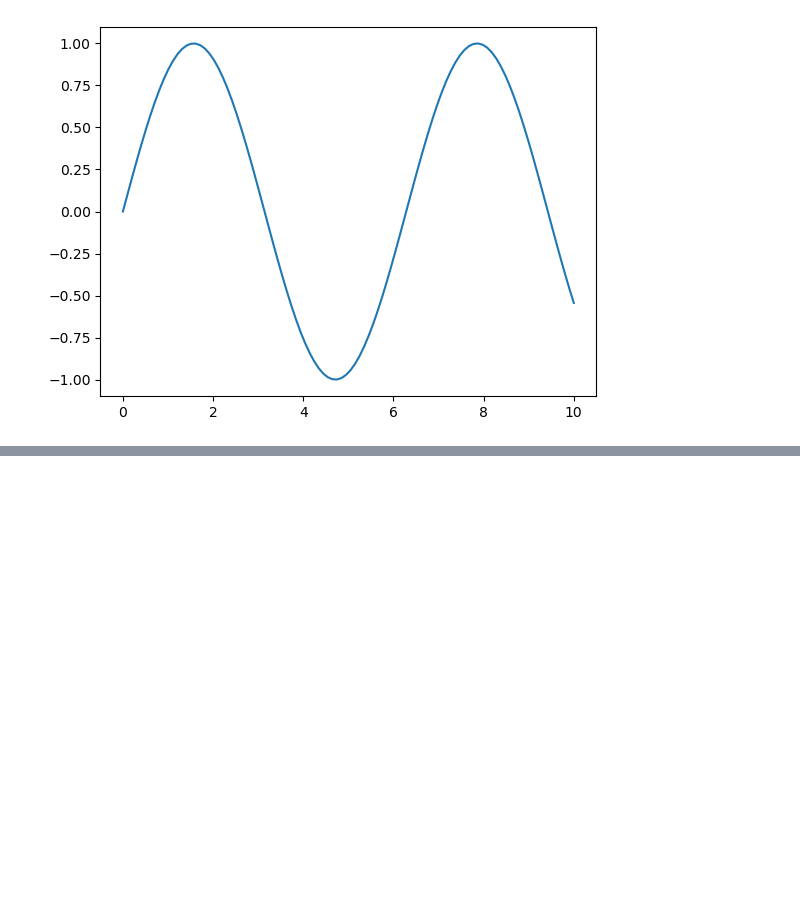
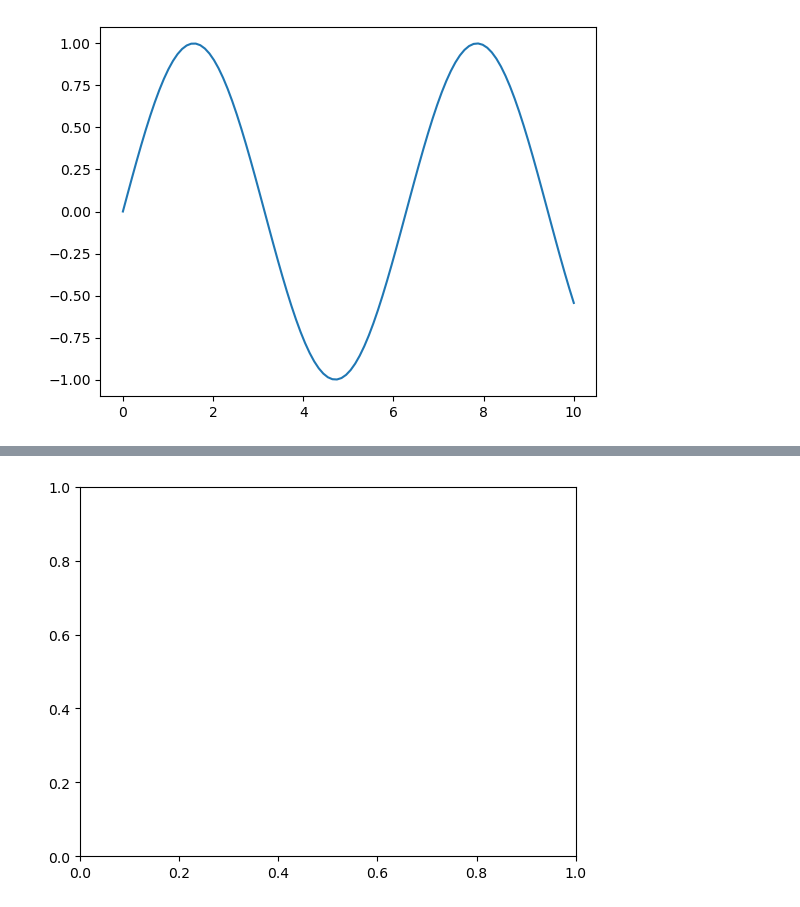
Before and after one commit to JuanPujol81/DataScience-IACourse, a Jupyter notebook: MatPlotLibIntro.ipynb, the cells around one changed output, grey strips where cells are left out. Drawn from its saved outputs; the diff is of its cells as text; code cells hidden in the pictures; blank space fills up the shorter version.

```diff
--- a/MatPlotLibIntro.ipynb
+++ b/MatPlotLibIntro.ipynb
@@ -12,0 +61,7 @@ plt.plot(x, y);
+# %%
+#1st method
+figure=plt.figure()
+ax=figure.add_subplot()
+plt.show()
+# %% [output]
+[figure, added]
```
Also changed, not shown: parts of 22 cells of this notebook, 5 other files.
